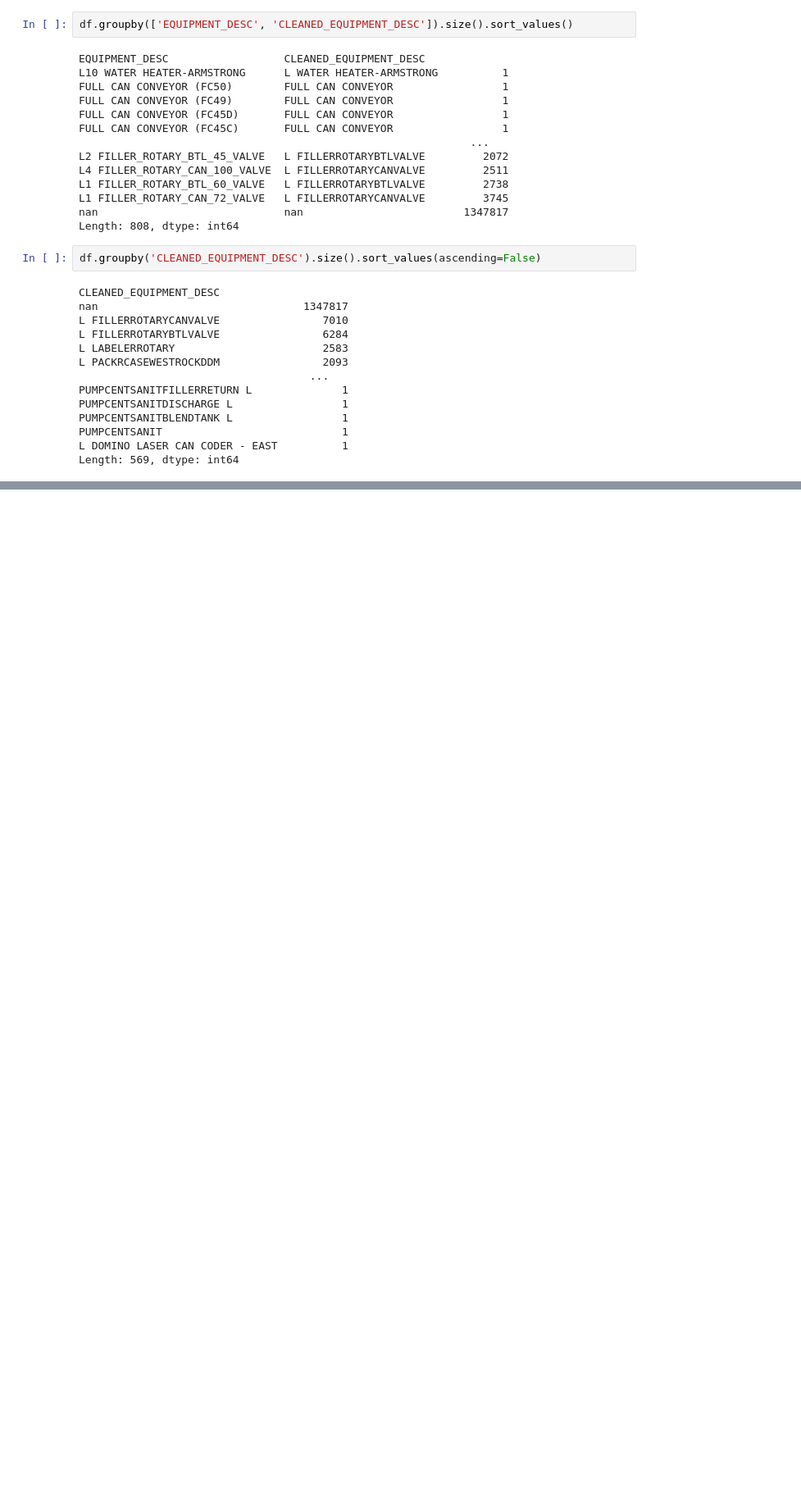
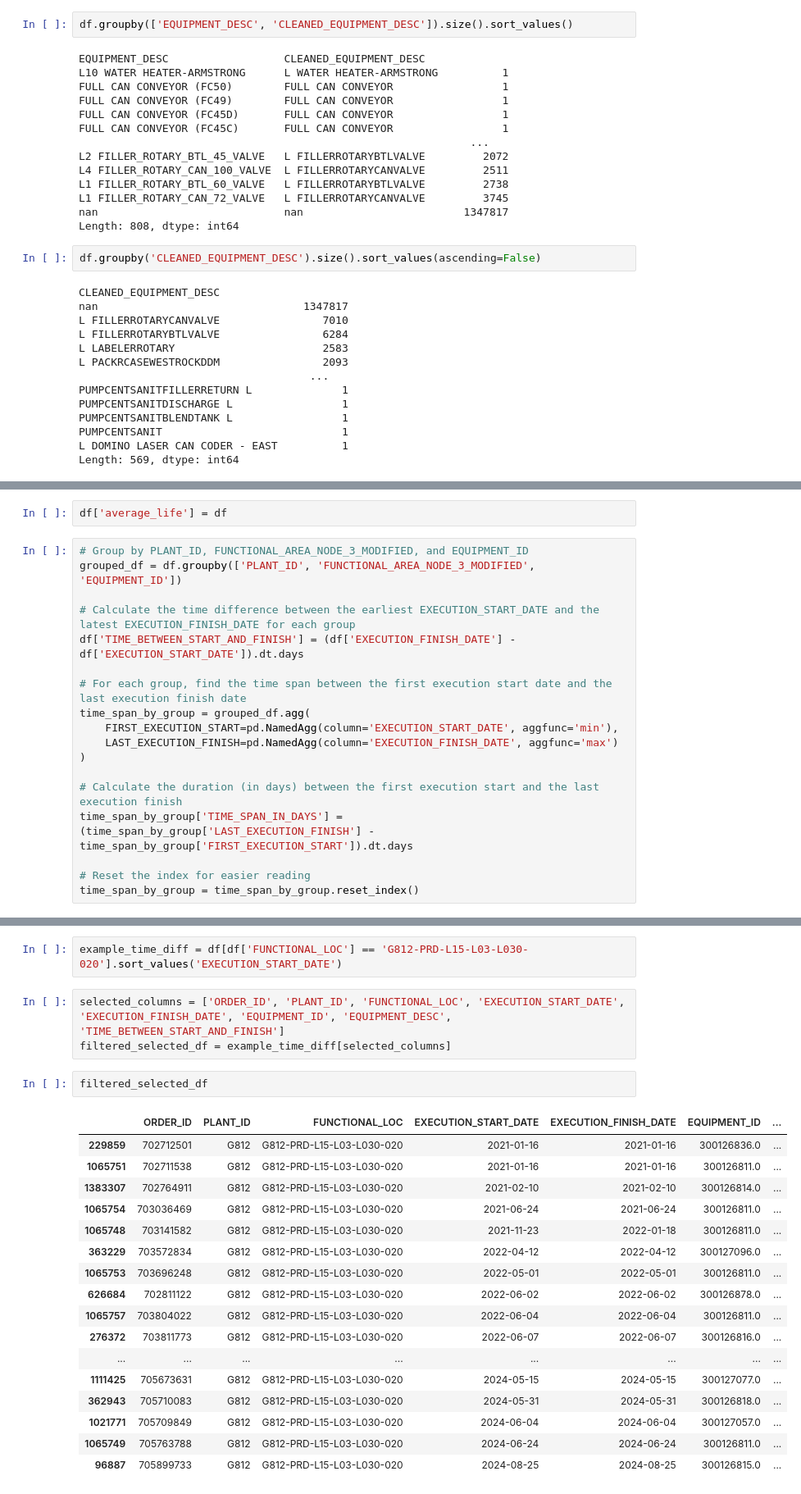
Before and after one commit to griffin-brown-95/GLB-Capstone-2, a Jupyter notebook: eda.ipynb, the cells around one changed output, grey strips where cells are left out. Shown: that part at 82% size. Cells and saved outputs as stored; diff of their text form; blank space fills up the shorter version.

```diff
--- a/eda.ipynb
+++ b/eda.ipynb
@@ -393,0 +423,20 @@ Length: 569, dtype: int64
+# %%
+df['average_life'] = df
+# %%
+# Group by PLANT_ID, FUNCTIONAL_AREA_NODE_3_MODIFIED, and EQUIPMENT_ID
+grouped_df = df.groupby(['PLANT_ID', 'FUNCTIONAL_AREA_NODE_3_MODIFIED', 'EQUIPMENT_ID'])
+
+# Calculate the time difference between the earliest EXECUTION_START_DATE and the latest EXECUTION_FINISH_DATE for each group
+df['TIME_BETWEEN_START_AND_FINISH'] = (df['EXECUTION_FINISH_DATE'] - df['EXECUTION_START_DATE']).dt.days
+
+# For each group, find the time span between the first execution start date and the last execution finish date
+time_span_by_group = grouped_df.agg(
+    FIRST_EXECUTION_START=pd.NamedAgg(column='EXECUTION_START_DATE', aggfunc='min'),
+    LAST_EXECUTION_FINISH=pd.NamedAgg(column='EXECUTION_FINISH_DATE', aggfunc='max')
+)
+
+# Calculate the duration (in days) between the first execution start and the last execution finish
+time_span_by_group['TIME_SPAN_IN_DAYS'] = (time_span_by_group['LAST_EXECUTION_FINISH'] - time_span_by_group['FIRST_EXECUTION_START']).dt.days
+
+# Reset the index for easier reading
+time_span_by_group = time_span_by_group.reset_index()
@@ -393,0 +452,25 @@ Length: 569, dtype: int64
+# %%
+example_time_diff = df[df['FUNCTIONAL_LOC'] == 'G812-PRD-L15-L03-L030-020'].sort_values('EXECUTION_START_DATE')
+# %%
+selected_columns = ['ORDER_ID', 'PLANT_ID', 'FUNCTIONAL_LOC', 'EXECUTION_START_DATE', 'EXECUTION_FINISH_DATE', 'EQUIPMENT_ID', 'EQUIPMENT_DESC', 'TIME_BETWEEN_START_AND_FINISH']
+filtered_selected_df = example_time_diff[selected_columns]
+# %%
+filtered_selected_df
+# %% [output]
+|  | ORDER_ID | PLANT_ID | FUNCTIONAL_LOC | EXECUTION_START_DATE | EXECUTION_FINISH_DATE | EQUIPMENT_ID | ... |
+| 229859 | 702712501 | G812 | G812-PRD-L15-L03-L030-020 | 2021-01-16 | 2021-01-16 | 300126836.0 | ... |
+| 1065751 | 702711538 | G812 | G812-PRD-L15-L03-L030-020 | 2021-01-16 | 2021-01-16 | 300126811.0 | ... |
+| 1383307 | 702764911 | G812 | G812-PRD-L15-L03-L030-020 | 2021-02-10 | 2021-02-10 | 300126814.0 | ... |
+| 1065754 | 703036469 | G812 | G812-PRD-L15-L03-L030-020 | 2021-06-24 | 2021-06-24 | 300126811.0 | ... |
+| 1065748 | 703141582 | G812 | G812-PRD-L15-L03-L030-020 | 2021-11-23 | 2022-01-18 | 300126811.0 | ... |
+| 363229 | 703572834 | G812 | G812-PRD-L15-L03-L030-020 | 2022-04-12 | 2022-04-12 | 300127096.0 | ... |
+| 1065753 | 703696248 | G812 | G812-PRD-L15-L03-L030-020 | 2022-05-01 | 2022-05-01 | 300126811.0 | ... |
+| 626684 | 702811122 | G812 | G812-PRD-L15-L03-L030-020 | 2022-06-02 | 2022-06-02 | 300126878.0 | ... |
+| 1065757 | 703804022 | G812 | G812-PRD-L15-L03-L030-020 | 2022-06-04 | 2022-06-04 | 300126811.0 | ... |
+| 276372 | 703811773 | G812 | G812-PRD-L15-L03-L030-020 | 2022-06-07 | 2022-06-07 | 300126816.0 | ... |
+| ... | ... | ... | ... | ... | ... | ... | ... |
+| 1111425 | 705673631 | G812 | G812-PRD-L15-L03-L030-020 | 2024-05-15 | 2024-05-15 | 300127077.0 | ... |
+| 362943 | 705710083 | G812 | G812-PRD-L15-L03-L030-020 | 2024-05-31 | 2024-05-31 | 300126818.0 | ... |
+| 1021771 | 705709849 | G812 | G812-PRD-L15-L03-L030-020 | 2024-06-04 | 2024-06-04 | 300127057.0 | ... |
+| 1065749 | 705763788 | G812 | G812-PRD-L15-L03-L030-020 | 2024-06-24 | 2024-06-24 | 300126811.0 | ... |
+| 96887 | 705899733 | G812 | G812-PRD-L15-L03-L030-020 | 2024-08-25 | 2024-08-25 | 300126815.0 | ... |
```
Also changed, not shown: parts of 5 cells of this notebook.
